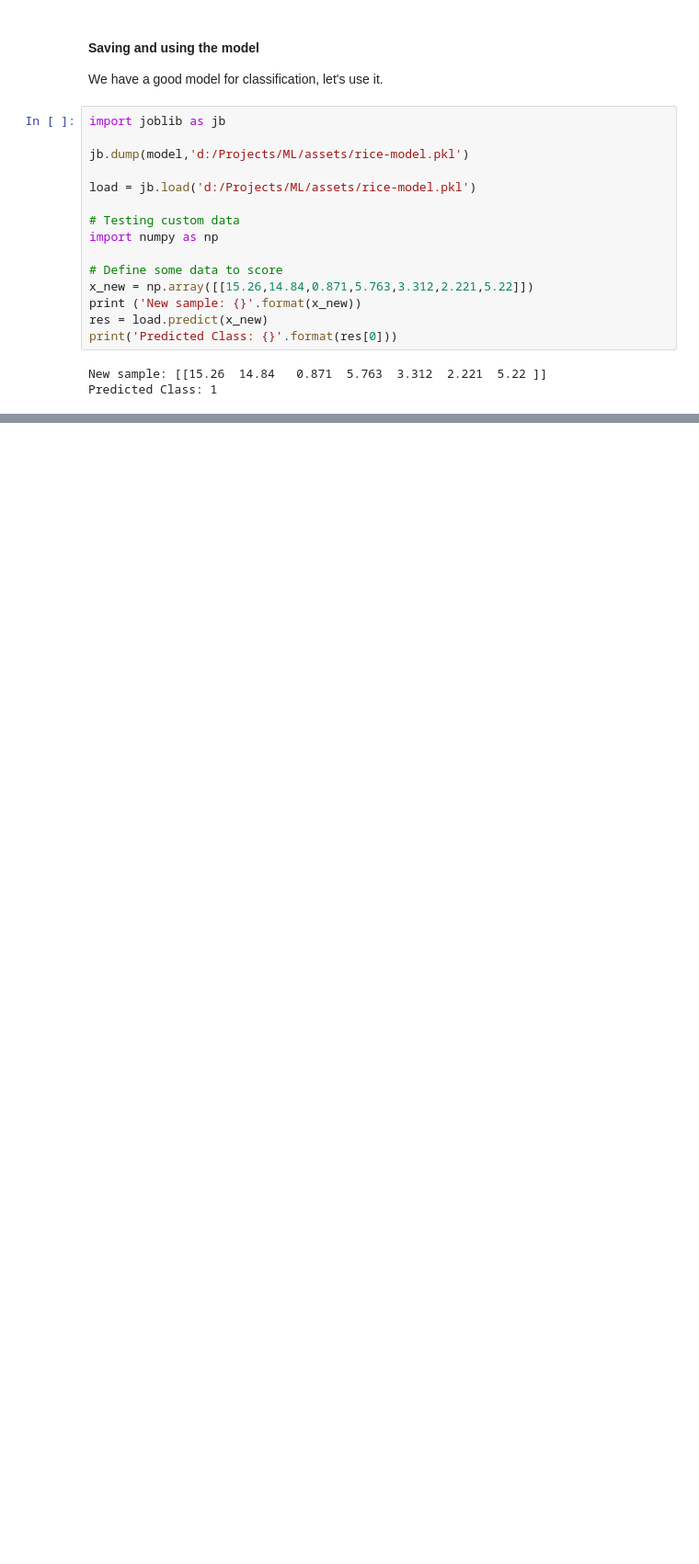
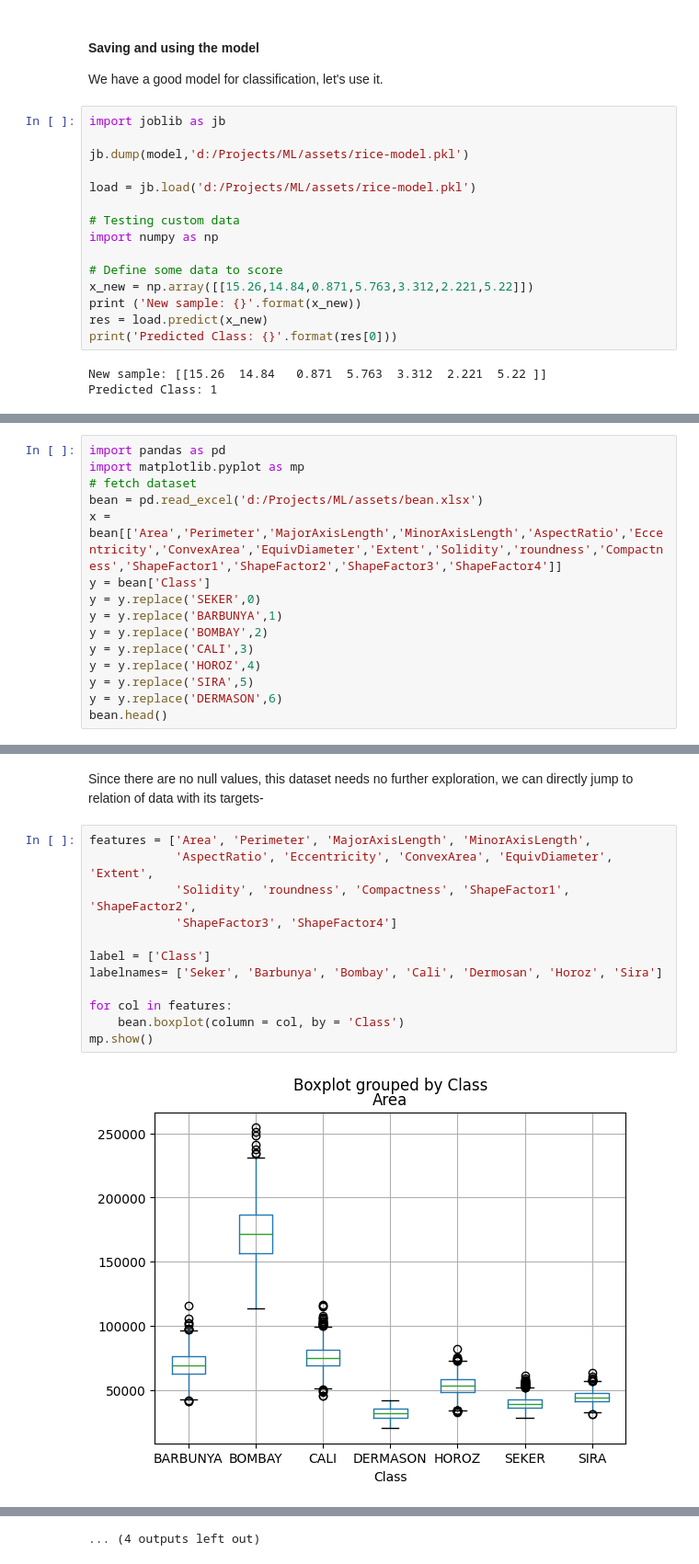
Before and after one commit to Chitransh-coder/ML, a Jupyter notebook: ML Notes.ipynb, the cells around one changed output, grey strips where cells are left out. Shown at 92% size. Saved outputs shown, nothing was run; the diff lists cells and outputs as text; blank space fills up the shorter version.

```diff
--- a/ML Notes.ipynb
+++ b/ML Notes.ipynb
@@ -1392,0 +1408,15 @@ Predicted Class: 1
+# %%
+import pandas as pd
+import matplotlib.pyplot as mp
+# fetch dataset
+bean = pd.read_excel('d:/Projects/ML/assets/bean.xlsx')
+x = bean[['Area','Perimeter','MajorAxisLength','MinorAxisLength','AspectRatio','Eccentricity','ConvexArea','EquivDiameter','Extent','Solidity','roundness','Compactness','ShapeFactor1','ShapeFactor2','ShapeFactor3','ShapeFactor4']]
+y = bean['Class']
+y = y.replace('SEKER',0)
+y = y.replace('BARBUNYA',1)
+y = y.replace('BOMBAY',2)
+y = y.replace('CALI',3)
+y = y.replace('HOROZ',4)
+y = y.replace('SIRA',5)
+y = y.replace('DERMASON',6)
+bean.head()
@@ -1392,0 +1455,16 @@ Predicted Class: 1
+# %% [markdown]
+Since there are no null values, this dataset needs no further exploration, we can directly jump to relation of data with its targets-
+# %%
+features = ['Area', 'Perimeter', 'MajorAxisLength', 'MinorAxisLength',
+            'AspectRatio', 'Eccentricity', 'ConvexArea', 'EquivDiameter', 'Extent',
+            'Solidity', 'roundness', 'Compactness', 'ShapeFactor1', 'ShapeFactor2',
+            'ShapeFactor3', 'ShapeFactor4']
+
+label = ['Class']
+labelnames= ['Seker', 'Barbunya', 'Bombay', 'Cali', 'Dermosan', 'Horoz', 'Sira']
+
+for col in features:
+    bean.boxplot(column = col, by = 'Class')
+mp.show()
+# %% [output]
+[figure, added]
@@ -1392,0 +1482 @@ Predicted Class: 1
+... (4 outputs left out)
```
Also changed, not shown: parts of 27 cells of this notebook, 2 other files.
